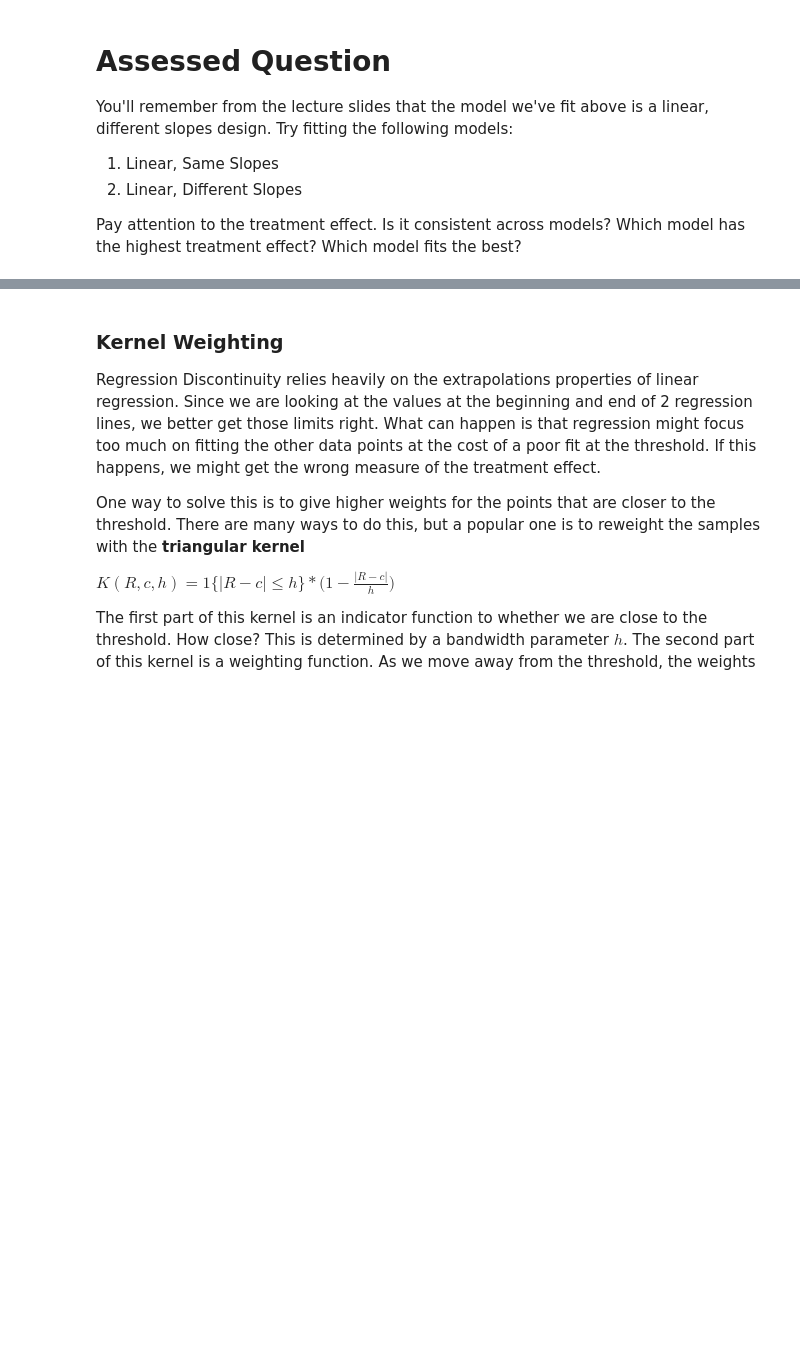
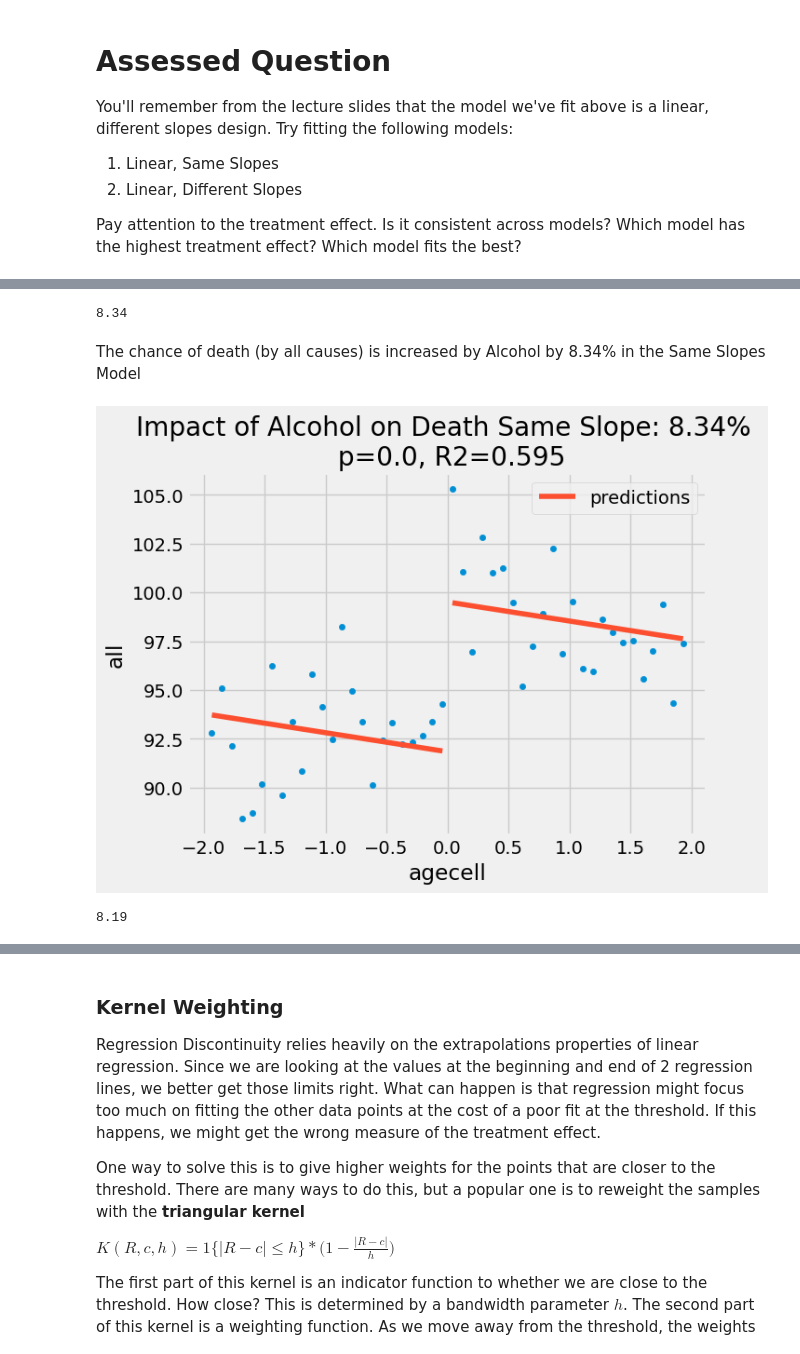
Before and after one commit to zoemarie28/QM2, a Jupyter notebook: notebooks/W09. Regression Discontinuity.ipynb, the cells around one changed output, grey strips where cells are left out. Cells and saved outputs as stored; diff of their text form; code cells hidden in the pictures; blank space fills up the shorter version.

```diff
--- a/notebooks/W09. Regression Discontinuity.ipynb
+++ b/notebooks/W09. Regression Discontinuity.ipynb
@@ -248,0 +272,26 @@ Pay attention to the treatment effect. Is it consistent across models? Which mod
+# %%
+#calculate treatment effect
+ate_pct_same_slope = 100*((same_slope.params["threshold"] + same_slope.params["Intercept"])/same_slope.params["Intercept"] - 1)
+
+print(np.round(ate_pct_same_slope, 2))
+# %% [output]
+8.34
+# %% [markdown]
+The chance of death (by all causes) is increased by Alcohol by 8.34% in the Same Slopes Model
+# %%
+#visual verification
+ax = drinking.plot.scatter(x="agecell", y="all", color="C0")
+drinking.assign(predictions=same_slope.fittedvalues).plot(x="agecell", y="predictions", ax=ax, color="C1")
+plt.title(f"Impact of Alcohol on Death Same Slope: {np.round(ate_pct_same_slope, 2)}% \n p={np.round(same_slope.pvalues['threshold'], 3)}, R2={np.round(same_slope.rsquared, 3)}")
+plt.show()
+# %% [output]
+[figure, added]
+# %%
+#LINEAR DIFF SLOPE
+
+diff_slope = smf.wls("all~ agecell * threshold ", rdd_df).fit()
+ate_pct_diff_slope = 100*((diff_slope.params["threshold"] + diff_slope.params["Intercept"])/diff_slope.params["Intercept"] - 1)
+
+print(np.round(ate_pct_diff_slope, 2))
+# %% [output]
+8.19
```
Also changed, not shown: parts of 15 cells of this notebook.
